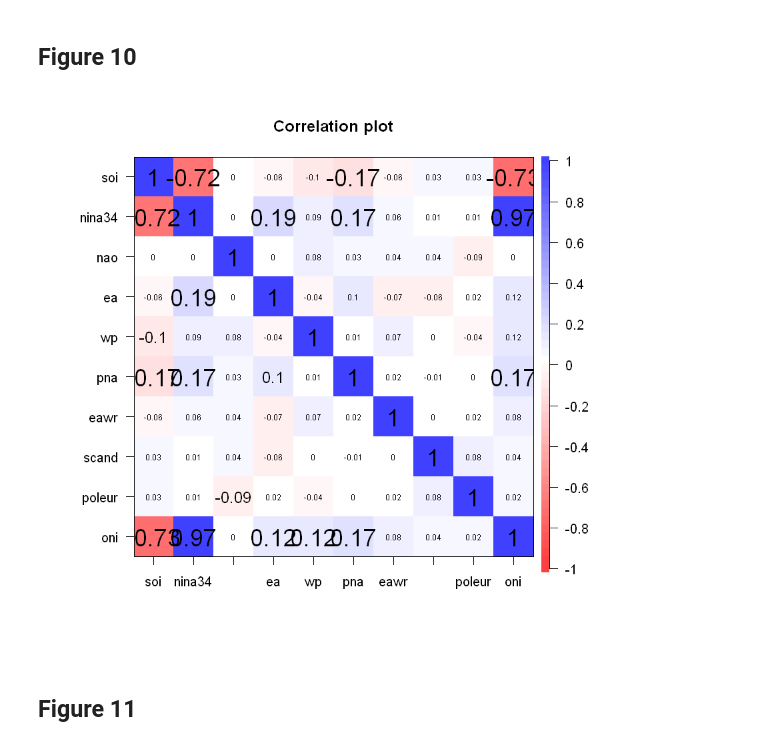
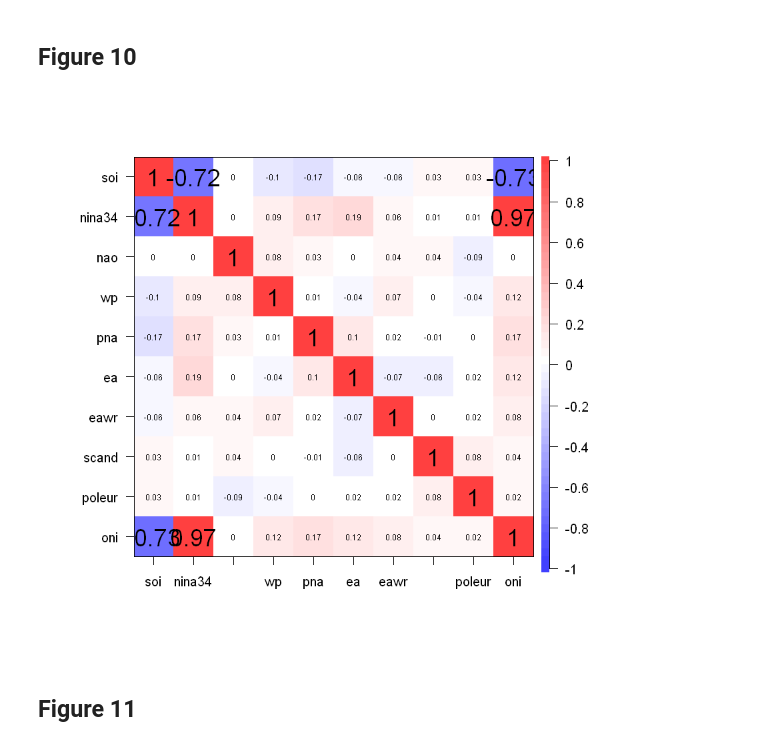
Before and after one commit to MarcosVM98/TFM, a Jupyter notebook: notebooks/Figures.ipynb, the cells around one changed output. Drawn from its saved outputs; the diff is of its cells as text; code cells hidden in the pictures.

Commit message:
Improve the legend of the biomes plot. Changes in correlation between indices plot

```diff
--- a/notebooks/Figures.ipynb
+++ b/notebooks/Figures.ipynb
@@ -174,0 +147,24 @@ Warning message in points2grid(points, tolerance, round):
+# %%
+# Plot of the biomes (Figure1b)
+
+#pdf(file="Figures/Figure1b.pdf")
+
+arg.list <- list(col.regions = c('hotpink1', 'green3', 'darkmagenta', 'orange2', 'blue', 'brown', 'lightseagreen', 'navajowhite3',
+                                 'grey41', 'gold1', 'purple', 'red', 'olivedrab'),
+                 at = seq(0, 13, 1),
+                 colorkey = list(labels = list(labels = legend.biomes$Label[1:13],
+                                               at = seq(.5,12.5,1), cex = .7)))
+
+v <- as.numeric(fireSeason_def_2$BIOME)
+v[which(v > 13)] <- NA
+
+df1 <- cbind.data.frame(masked_coords, v)
+coordinates(df1) <- c(1,2)
+gridded(df1) <- TRUE
+arg.list[["sp.layout"]] <- list("sp.lines", coast.lines)
+arg.list[["obj"]] <- df1
+arg.list[["ylim"]] <- c(-90,90)
+arg.list[["xlim"]] <- c(-180,180)
+do.call("spplot", arg.list) %>% print()
+
+#dev.off()
@@ -581,17 +579,18 @@ for (i in 1:10){
 # %%
-l = list(nina34, nao, ea, wp, pna, eawr, scand, poleur, oni)
+l = list(nina34, nao, wp, pna, ea, eawr, scand, poleur, oni)
 M = as.vector(t(as.matrix(soi[1:70,-1])))
 for (i in 1:9){
     M = cbind(M, as.vector(t(as.matrix(l[[i]][2:71,-1]))))
 }
 
-colnames(M) = c('soi', 'nina34', 'nao', 'ea', 'wp', 'pna', 'eawr', 'scand', 'poleur', 'oni')
+colnames(M) = c('soi', 'nina34', 'nao', 'wp', 'pna', 'ea', 'eawr', 'scand', 'poleur', 'oni')
 
 #pdf(file="Figures/Figure10.pdf", height = 10, width = 10)
-corPlot(M, cex = 1.2)
+corPlot(M, cex = 1.2, main = '', cuts = c(.00000001, .00000002),
+        gr = colorRampPalette(c("blue", "white", "red")))
 #dev.off()
 # %% [output]
-[figure, old version]
+[figure, new version]
 # %% [markdown]
 ## Figure 11
 # %%
```
Also changed, not shown: parts of 11 cells of this notebook, 2 other files.
